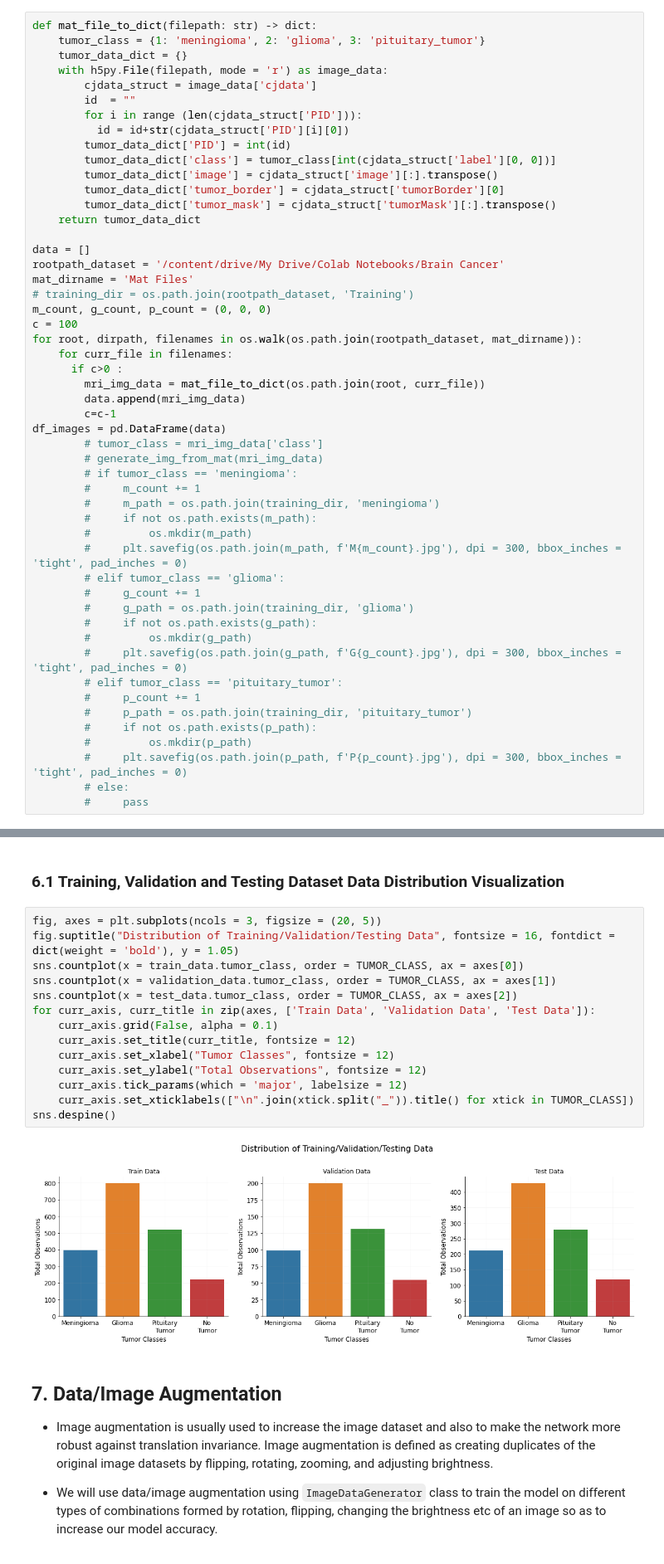
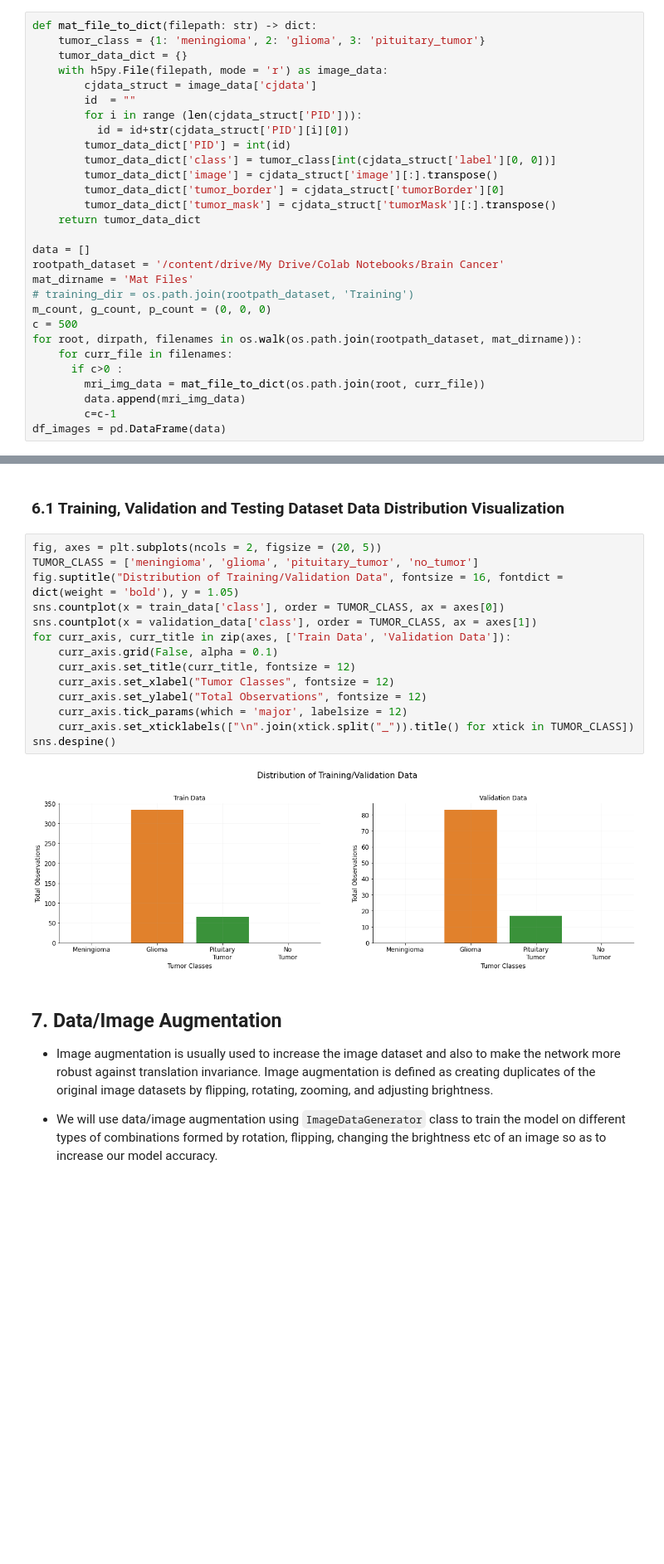
Before and after one commit to zahraDehghanian97/Brain_cancer_classification, a Jupyter notebook: Brain_Tumor_MRI_Image_Classification.ipynb, the cells around one changed output, grey strips where cells are left out. Shown at 83% size. Cells and saved outputs as stored; diff of their text form; blank space fills up the shorter version.

```diff
--- a/Brain_Tumor_MRI_Image_Classification.ipynb
+++ b/Brain_Tumor_MRI_Image_Classification.ipynb
@@ -92,7 +81,7 @@ rootpath_dataset = '/content/drive/My Drive/Colab Notebooks/Brain Cancer'
 mat_dirname = 'Mat Files'
 # training_dir = os.path.join(rootpath_dataset, 'Training')
 m_count, g_count, p_count = (0, 0, 0)
-c = 100
+c = 500
 for root, dirpath, filenames in os.walk(os.path.join(rootpath_dataset, mat_dirname)):
     for curr_file in filenames:
       if c>0 :
@@ -100,26 +89,4 @@ for root, dirpath, filenames in os.walk(os.path.join(rootpath_dataset, mat_dirna
         data.append(mri_img_data)
         c=c-1
 df_images = pd.DataFrame(data)
-        # tumor_class = mri_img_data['class']
-        # generate_img_from_mat(mri_img_data)
-        # if tumor_class == 'meningioma':
-        #     m_count += 1
-        #     m_path = os.path.join(training_dir, 'meningioma')
-        #     if not os.path.exists(m_path):
-        #         os.mkdir(m_path)
-        #     plt.savefig(os.path.join(m_path, f'M{m_count}.jpg'), dpi = 300, bbox_inches = 'tight', pad_inches = 0)
-        # elif tumor_class == 'glioma':
-        #     g_count += 1
-        #     g_path = os.path.join(training_dir, 'glioma')
-        #     if not os.path.exists(g_path):
-        #         os.mkdir(g_path)
-        #     plt.savefig(os.path.join(g_path, f'G{g_count}.jpg'), dpi = 300, bbox_inches = 'tight', pad_inches = 0)
-        # elif tumor_class == 'pituitary_tumor':
-        #     p_count += 1
-        #     p_path = os.path.join(training_dir, 'pituitary_tumor')
-        #     if not os.path.exists(p_path):
-        #         os.mkdir(p_path)
-        #     plt.savefig(os.path.join(p_path, f'P{p_count}.jpg'), dpi = 300, bbox_inches = 'tight', pad_inches = 0)
-        # else:
-        #     pass
 # %%
@@ -179,21 +137,21 @@ ValueError: ignored
 # %% [markdown]
 ### **6.1 Training, Validation and Testing Dataset Data Distribution Visualization**
 # %%
-fig, axes = plt.subplots(ncols = 3, figsize = (20, 5))
-fig.suptitle("Distribution of Training/Validation/Testing Data", fontsize = 16, fontdict = dict(weight = 'bold'), y = 1.05)
-sns.countplot(x = train_data.tumor_class, order = TUMOR_CLASS, ax = axes[0])
-sns.countplot(x = validation_data.tumor_class, order = TUMOR_CLASS, ax = axes[1])
-sns.countplot(x = test_data.tumor_class, order = TUMOR_CLASS, ax = axes[2])
-for curr_axis, curr_title in zip(axes, ['Train Data', 'Validation Data', 'Test Data']):
+fig, axes = plt.subplots(ncols = 2, figsize = (20, 5))
+TUMOR_CLASS = ['meningioma', 'glioma', 'pituitary_tumor', 'no_tumor']
+fig.suptitle("Distribution of Training/Validation Data", fontsize = 16, fontdict = dict(weight = 'bold'), y = 1.05)
+sns.countplot(x = train_data['class'], order = TUMOR_CLASS, ax = axes[0])
+sns.countplot(x = validation_data['class'], order = TUMOR_CLASS, ax = axes[1])
+for curr_axis, curr_title in zip(axes, ['Train Data', 'Validation Data']):
     curr_axis.grid(False, alpha = 0.1)
     curr_axis.set_title(curr_title, fontsize = 12)
     curr_axis.set_xlabel("Tumor Classes", fontsize = 12)
     curr_axis.set_ylabel("Total Observations", fontsize = 12)
     curr_axis.tick_params(which = 'major', labelsize = 12)
     curr_axis.set_xticklabels(["\n".join(xtick.split("_")).title() for xtick in TUMOR_CLASS])
 sns.despine()
 # %% [output]
-[figure, old version]
+[figure, new version]
 # %% [markdown]
 ## **7. Data/Image Augmentation**
 * Image augmentation is usually used to increase the image dataset and also to make the network more robust against translation invariance. Image augmentation is defined as creating duplicates of the original image datasets by flipping, rotating, zooming, and adjusting brightness.
```
Also changed, not shown: parts of 9 cells of this notebook.
